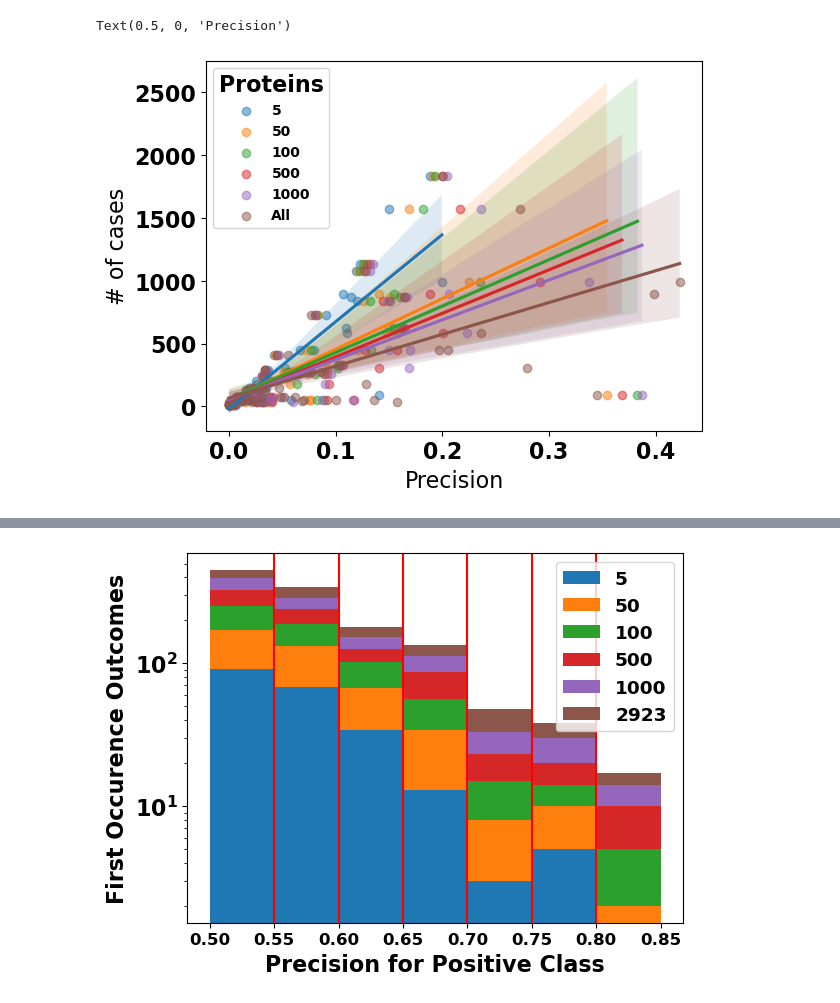
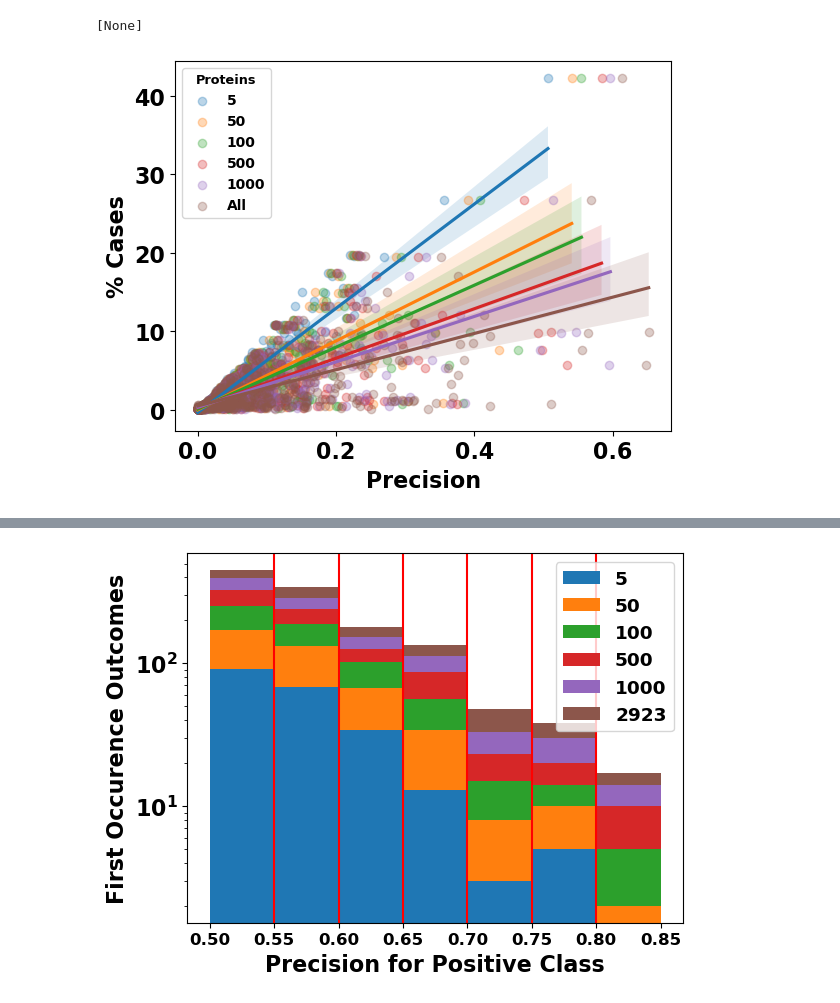
Before and after one commit to RandallJEllis/rfb, a Jupyter notebook: rfb.ipynb, the cells around one changed output, grey strips where cells are left out. Cells and saved outputs as stored; diff of their text form; code cells hidden in the pictures.

```diff
--- a/rfb.ipynb
+++ b/rfb.ipynb
@@ -43,0 +23,2 @@ res['n_controls'] = res.FP + res.TN
+# %%
+df = pd.read_parquet('../tidy_data/bootstrap/full_bs_results.parquet')
@@ -51 +43,5 @@ Index(['n_features', 'proteins', 'outcome', 'iteration', 'bootstrap', 'TN',
       dtype='object')
+# %%
+df['n_cases'] = df.FN + df.TP
+df['n_controls'] = df.FP + df.TN
+df['percent_cases'] = 100 * (df['n_cases'] / (df['n_cases'] + df['n_controls']))
@@ -63 +67,3 @@ res.head()
 5 rows × 23 columns
+# %%
+df = df.sort_values(by=['best_f1'], ascending=False)
@@ -64,8 +100,8 @@ res.head()
 # %%
-group_median = res.groupby(['n_features', 'outcome'])[['TN',
+group_median = df.groupby(['n_features', 'outcome'])[['TN',
        'FP', 'FN', 'TP', 'auroc', 'avg_prec', 'best_thresh', 'best_f1',
        'accuracy', 'balanced_acc', 'prec_neg', 'prec_pos', 'rec_neg',
-       'rec_pos', 'f1_neg', 'f1_pos', 'n_cases', 'n_controls']].median()
+       'rec_pos', 'f1_neg', 'f1_pos', 'n_cases', 'n_controls', 'percent_cases']].median()
 # %%
 group_median
 # %% [output]
@@ -86,17 +122,21 @@ group_median
 # %%
-xlabel_dict = {'auroc': 'AUROC', 'prec_pos': 'Precision'}
+pdf = group_median[group_median.auroc >= 0.5]
 
+xlabel_dict = {'auroc': 'AUROC', 'prec_pos': 'Precision', 'avg_prec': "Average Precision", 'f1_pos': 'F1 Positive'}
+ylabel_dict = {'percent_cases': '% Cases'}
 x_col = 'prec_pos'
-y_col = 'n_cases'
-sns.regplot(data=group_median.loc[(5)], x=x_col, y=y_col, scatter_kws={'alpha': 0.5}, label='5' )
-sns.regplot(data=group_median.loc[(50)], x=x_col, y=y_col, scatter_kws={'alpha': 0.5}, label='50')
-sns.regplot(data=group_median.loc[(100)], x=x_col, y=y_col, scatter_kws={'alpha': 0.5}, label='100')
-sns.regplot(data=group_median.loc[(500)], x=x_col, y=y_col, scatter_kws={'alpha': 0.5}, label='500')
-sns.regplot(data=group_median.loc[(1000)], x=x_col, y=y_col, scatter_kws={'alpha': 0.5}, label='1000')
-sns.regplot(data=group_median.loc[(2923)], x=x_col, y=y_col, scatter_kws={'alpha': 0.5}, label='All')
-plt.legend(title="Proteins", fontsize=10)
-plt.ylabel("# of cases")
-plt.xlabel(xlabel_dict[x_col])
+y_col = 'percent_cases'
+sk = {'alpha': 0.3}
+sns.regplot(data=pdf.loc[(5)], x=x_col, y=y_col, scatter_kws=sk, label='5' )
+sns.regplot(data=pdf.loc[(50)], x=x_col, y=y_col, scatter_kws=sk, label='50')
+sns.regplot(data=pdf.loc[(100)], x=x_col, y=y_col, scatter_kws=sk, label='100')
+sns.regplot(data=pdf.loc[(500)], x=x_col, y=y_col, scatter_kws=sk, label='500')
+sns.regplot(data=pdf.loc[(1000)], x=x_col, y=y_col, scatter_kws=sk, label='1000')
+sns.regplot(data=pdf.loc[(2923)], x=x_col, y=y_col, scatter_kws=sk, label='All')
+legend = plt.legend(title="Proteins", fontsize=10)
+plt.ylabel(ylabel_dict[y_col], fontweight='bold')
+plt.xlabel(xlabel_dict[x_col], fontweight='bold')
+plt.setp(legend.get_title(),fontsize='xx-small')
 # %% [output]
-Text(0.5, 0, 'Precision')
+[None]
-[figure, old version]
+[figure, new version]
```
Also changed, not shown: parts of 15 cells of this notebook, 2 other files.
